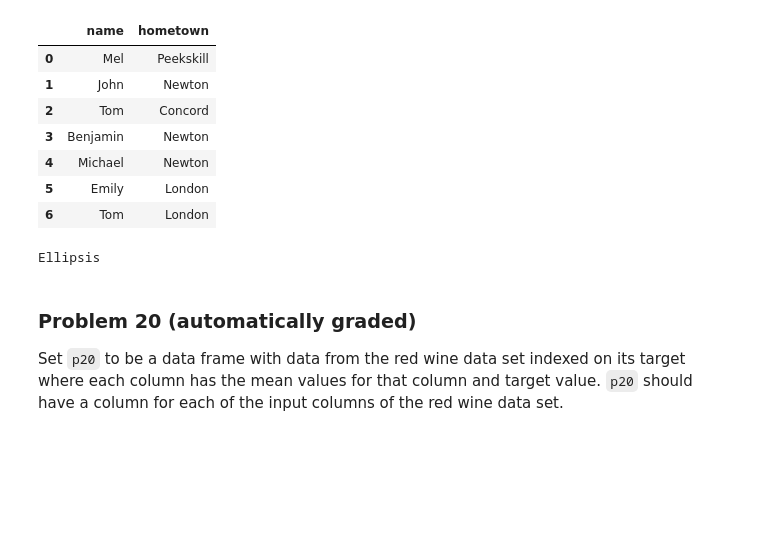
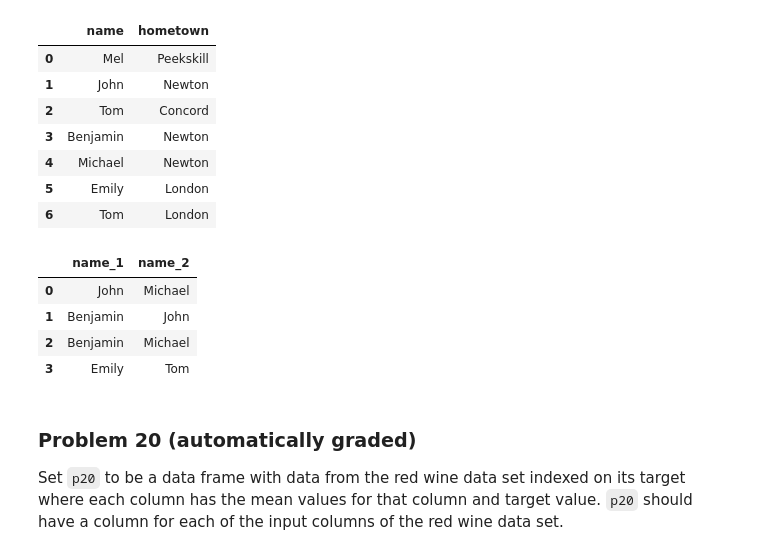
Before and after one commit to mmorebugit/dx602-homework-10, a Jupyter notebook: homework.ipynb, the cells around one changed output. Cells and saved outputs as stored; diff of their text form; code cells hidden in the pictures; blank space fills up the shorter version.

```diff
--- a/homework.ipynb
+++ b/homework.ipynb
@@ -397,12 +442,19 @@ q19
 | 4 | Michael | Newton |
 | 5 | Emily | London |
 | 6 | Tom | London |
-# %%
-# YOUR CHANGES HERE
-
-...
-# %% [output]
-Ellipsis
+# %%
+# YOUR CHANGES HERE
+
+merged_df = q19.merge(q19, on='hometown', suffixes=('_1','_2'))
+filter_self = merged_df[merged_df['name_1'] != merged_df['name_2']]
+p19 = filter_self[filter_self['name_1'] < filter_self['name_2']].reset_index(drop=True)[['name_1','name_2']]
+p19
+# %% [output]
+|  | name_1 | name_2 |
+| 0 | John | Michael |
+| 1 | Benjamin | John |
+| 2 | Benjamin | Michael |
+| 3 | Emily | Tom |
 # %% [markdown]
 ### Problem 20 (automatically graded)
 
```
Also changed, not shown: parts of 14 cells of this notebook, 1 other file.
